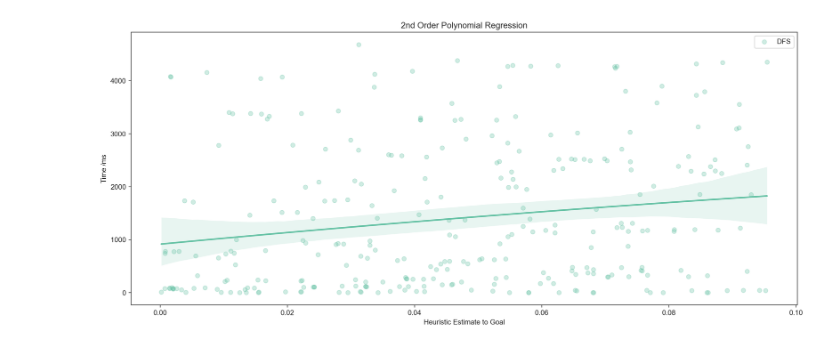
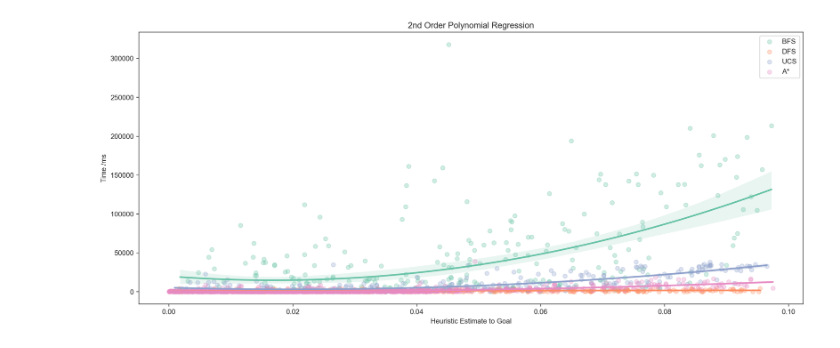
Before and after one commit to Hal609/AIP_map_search, a Jupyter notebook: plot.ipynb, the cells around one changed output. Saved outputs shown, nothing was run; the diff lists cells and outputs as text; code cells hidden in the pictures.

```diff
--- a/plot.ipynb
+++ b/plot.ipynb
@@ -42,17 +15,19 @@ joined.to_csv("results_bfs_merged.csv", index=False)
 # %%
-bfs = pd.read_csv("results_bfs_merged.csv")
+bfs = pd.read_csv("results_bfs.csv")
 dfs = pd.read_csv("results_dfs.csv")
-joined = pd.read_csv("results_a_star_merged.csv")
+ucs = pd.read_csv("results_ucs.csv")
+a_star = pd.read_csv("results_a_star.csv")
 # %%
-sns.regplot(joined, x="Distance", y="A_Star_Time", order=2, ci=95, label="A*", scatter_kws={"alpha": 0.3})
+sns.regplot(bfs, x="Distance", y="BFS_Time", order=2, ci=95, label="BFS", scatter_kws={"alpha": 0.3})
 sns.regplot(dfs, x="Distance", y="DFS_Time", order=2, ci=95, label="DFS", scatter_kws={"alpha": 0.3})
-sns.regplot(bfs, x="Distance", y="BFS_Time", order=2, ci=95, label="BFS", scatter_kws={"alpha": 0.3})
+sns.regplot(ucs, x="Distance", y="UCS_Time", order=2, ci=95, label="UCS", scatter_kws={"alpha": 0.3})
+sns.regplot(a_star, x="Distance", y="A_Star_Time", order=2, ci=95, label="A*", scatter_kws={"alpha": 0.3})
 
 # Customize the plot
 plt.xlabel("Heuristic Estimate to Goal")
 plt.ylabel("Time /ms")
 plt.title("2nd Order Polynomial Regression")
 plt.legend()
 plt.show()
 # %% [output]
-[figure, old version]
+[figure, new version]
```
Also changed, not shown: parts of 4 cells of this notebook.
